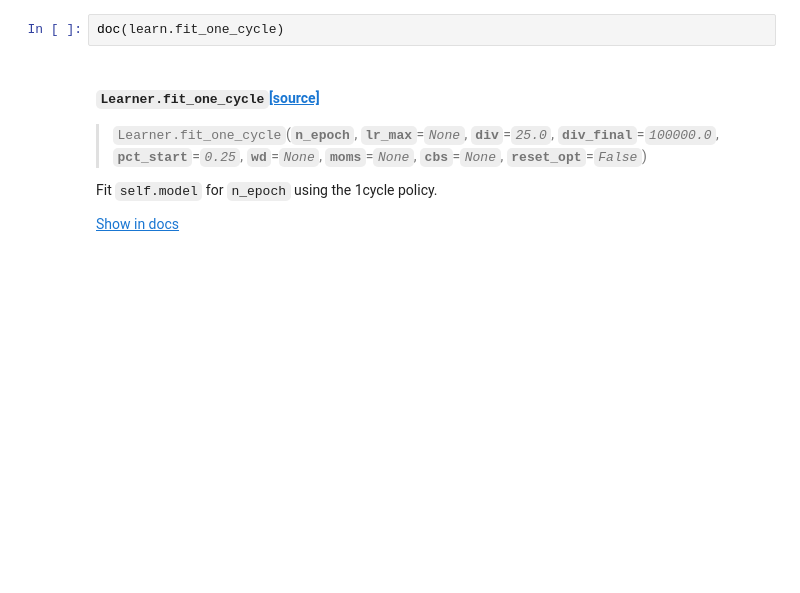
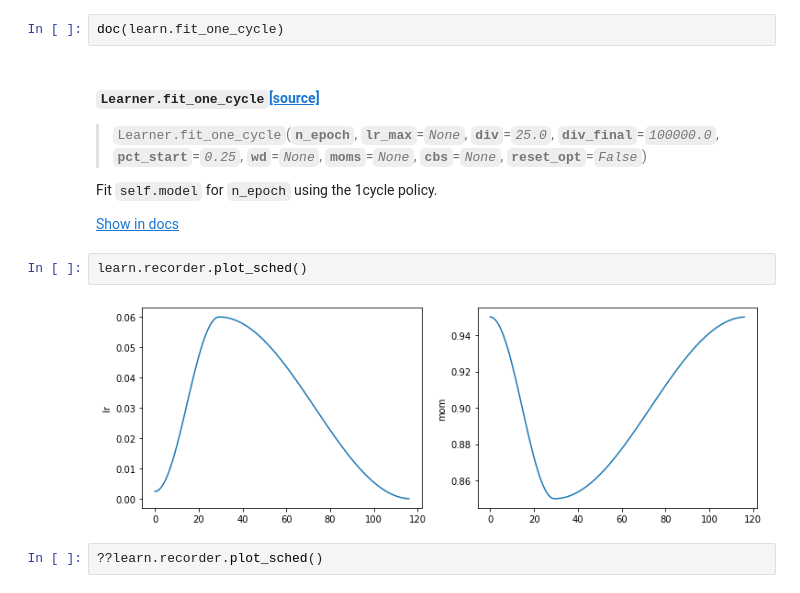
Before and after one commit to george-kan/fastai, a Jupyter notebook: Chapter13/Chapter_13_notes.ipynb, the cells around one changed output. Saved outputs shown, nothing was run; the diff lists cells and outputs as text; blank space fills up the shorter version.

```diff
--- a/Chapter13/Chapter_13_notes.ipynb
+++ b/Chapter13/Chapter_13_notes.ipynb
@@ -338,3 +338,9 @@ Learner.fit_one_cycle[source]
 Learner.fit_one_cycle(n_epoch, lr_max=None, div=25.0, div_final=100000.0, pct_start=0.25, wd=None, moms=None, cbs=None, reset_opt=False)
 Fit self.model for n_epoch using the 1cycle policy.
 Show in docs
+# %%
+learn.recorder.plot_sched()
+# %% [output]
+[figure, added]
+# %%
+??learn.recorder.plot_sched()
```
Also changed, not shown: parts of 12 cells of this notebook.
